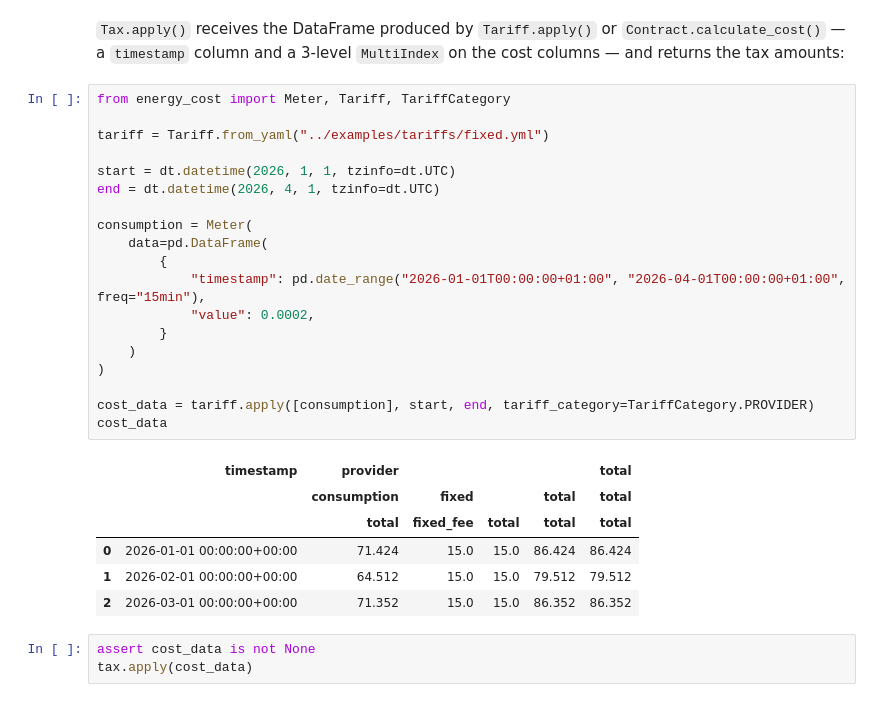
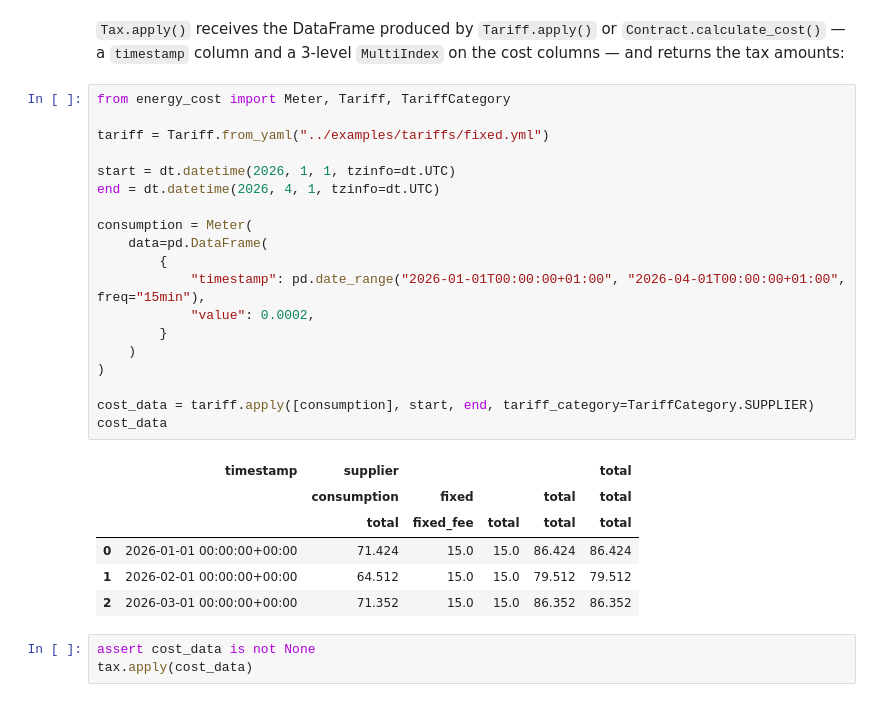
Before and after one commit to EnergieID/energy-cost, a Jupyter notebook: notebooks/tax.ipynb, the cells around one changed output. Cells and saved outputs as stored; diff of their text form.

```diff
--- a/notebooks/tax.ipynb
+++ b/notebooks/tax.ipynb
@@ -29,24 +29,24 @@ Tax(versions=[TaxVersion(start=datetime.datetime(2020, 1, 1, 0, 0, tzinfo=dateti
 # %%
 from energy_cost import Meter, Tariff, TariffCategory
 
 tariff = Tariff.from_yaml("../examples/tariffs/fixed.yml")
 
 start = dt.datetime(2026, 1, 1, tzinfo=dt.UTC)
 end = dt.datetime(2026, 4, 1, tzinfo=dt.UTC)
 
 consumption = Meter(
     data=pd.DataFrame(
         {
             "timestamp": pd.date_range("2026-01-01T00:00:00+01:00", "2026-04-01T00:00:00+01:00", freq="15min"),
             "value": 0.0002,
         }
     )
 )
 
-cost_data = tariff.apply([consumption], start, end, tariff_category=TariffCategory.PROVIDER)
+cost_data = tariff.apply([consumption], start, end, tariff_category=TariffCategory.SUPPLIER)
 cost_data
 # %% [output]
-|  | timestamp | provider |  |  |  | total |
+|  | timestamp | supplier |  |  |  | total |
 |  |  | consumption | fixed |  | total | total |
 |  |  | total | fixed_fee | total | total | total |
 | 0 | 2026-01-01 00:00:00+00:00 | 71.424 | 15.0 | 15.0 | 86.424 | 86.424 |
```
Also changed, not shown: parts of 2 cells of this notebook, 6 other files.
